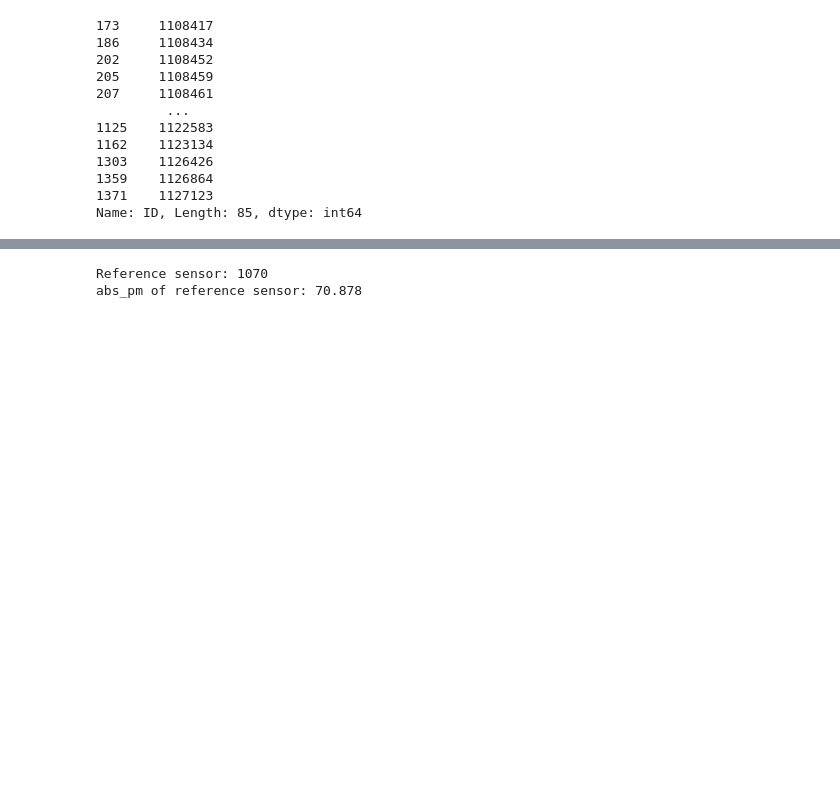
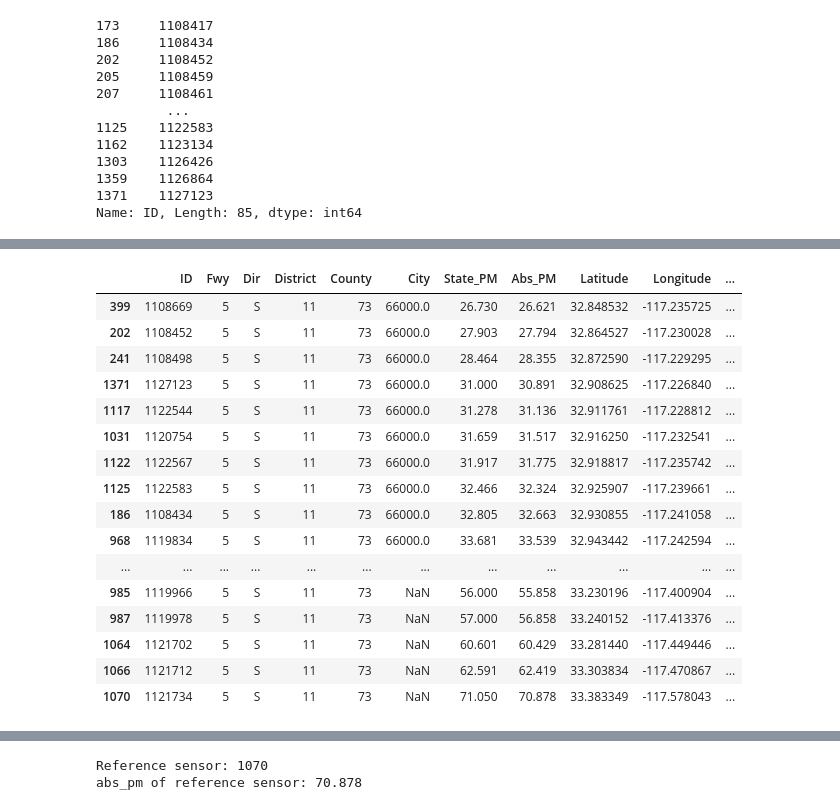
Before and after one commit to StephenMaaa/AutoODE_PEMS_traffic, a Jupyter notebook: Dataprocessing.ipynb, the cells around one changed output, grey strips where cells are left out. Saved outputs shown, nothing was run; the diff lists cells and outputs as text; code cells hidden in the pictures; blank space fills up the shorter version.

```diff
--- a/Dataprocessing.ipynb
+++ b/Dataprocessing.ipynb
@@ -103,0 +79,8 @@ df_sensors
+# %%
+df_sensors = df_sensors[df_sensors.ID != 1126864]
+df_sensors = df_sensors[df_sensors.ID != 1121715]
+df_sensors = df_sensors[df_sensors.ID != 1122560]
+df_sensors = df_sensors[df_sensors.ID != 1119877]
+df_sensors = df_sensors[df_sensors.ID != 1119997]
+df_sensors = df_sensors[df_sensors.ID != 1123134]
+df_sensors = df_sensors[df_sensors.ID != 1118702]
@@ -103,0 +95,4 @@ df_sensors
+# %%
+df_sensors = df_sensors.iloc[::-1]
+# %%
+df_sensors.reset_index(drop=True, inplace=True)
@@ -103,0 +162,20 @@ df_sensors
+# %%
+df_sensors.tail(40)
+# %% [output]
+|  | ID | Fwy | Dir | District | County | City | State_PM | Abs_PM | Latitude | Longitude | ... |
+| 399 | 1108669 | 5 | S | 11 | 73 | 66000.0 | 26.730 | 26.621 | 32.848532 | -117.235725 | ... |
+| 202 | 1108452 | 5 | S | 11 | 73 | 66000.0 | 27.903 | 27.794 | 32.864527 | -117.230028 | ... |
+| 241 | 1108498 | 5 | S | 11 | 73 | 66000.0 | 28.464 | 28.355 | 32.872590 | -117.229295 | ... |
+| 1371 | 1127123 | 5 | S | 11 | 73 | 66000.0 | 31.000 | 30.891 | 32.908625 | -117.226840 | ... |
+| 1117 | 1122544 | 5 | S | 11 | 73 | 66000.0 | 31.278 | 31.136 | 32.911761 | -117.228812 | ... |
+| 1031 | 1120754 | 5 | S | 11 | 73 | 66000.0 | 31.659 | 31.517 | 32.916250 | -117.232541 | ... |
+| 1122 | 1122567 | 5 | S | 11 | 73 | 66000.0 | 31.917 | 31.775 | 32.918817 | -117.235742 | ... |
+| 1125 | 1122583 | 5 | S | 11 | 73 | 66000.0 | 32.466 | 32.324 | 32.925907 | -117.239661 | ... |
+| 186 | 1108434 | 5 | S | 11 | 73 | 66000.0 | 32.805 | 32.663 | 32.930855 | -117.241058 | ... |
+| 968 | 1119834 | 5 | S | 11 | 73 | 66000.0 | 33.681 | 33.539 | 32.943442 | -117.242594 | ... |
+| ... | ... | ... | ... | ... | ... | ... | ... | ... | ... | ... | ... |
+| 985 | 1119966 | 5 | S | 11 | 73 | NaN | 56.000 | 55.858 | 33.230196 | -117.400904 | ... |
+| 987 | 1119978 | 5 | S | 11 | 73 | NaN | 57.000 | 56.858 | 33.240152 | -117.413376 | ... |
+| 1064 | 1121702 | 5 | S | 11 | 73 | NaN | 60.601 | 60.429 | 33.281440 | -117.449446 | ... |
+| 1066 | 1121712 | 5 | S | 11 | 73 | NaN | 62.591 | 62.419 | 33.303834 | -117.470867 | ... |
+| 1070 | 1121734 | 5 | S | 11 | 73 | NaN | 71.050 | 70.878 | 33.383349 | -117.578043 | ... |
```
Also changed, not shown: parts of 41 cells of this notebook, 38 other files.
